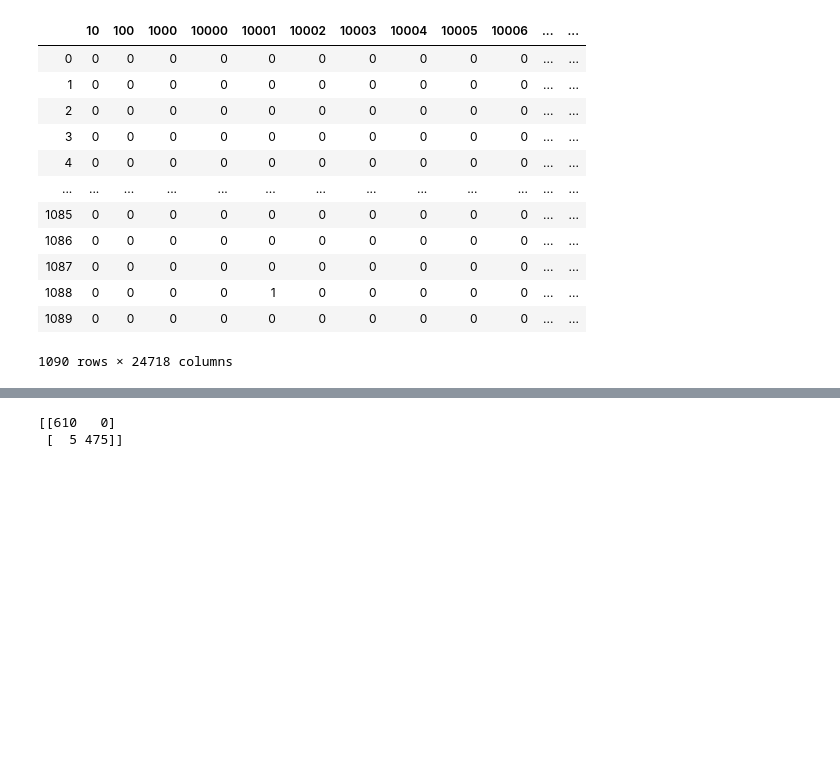
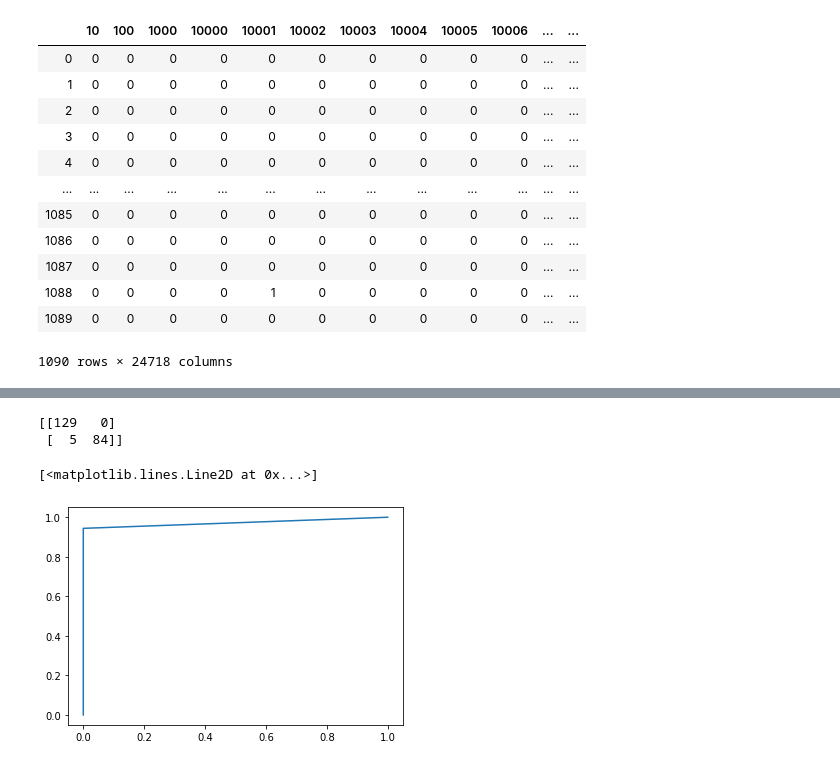
Before and after one commit to AnneKsatn/IS-ML-2020, a Jupyter notebook: Bayes/main.ipynb, the cells around one changed output, grey strips where cells are left out. Saved outputs shown, nothing was run; the diff lists cells and outputs as text; code cells hidden in the pictures; blank space fills up the shorter version.

```diff
--- a/Bayes/main.ipynb
+++ b/Bayes/main.ipynb
@@ -61,15 +66,15 @@ tmp_alpha1 = np
 # %%
-for n in range(1, 3):
-    tmp_alpha1 = np.arange(1.2, 5, 0.1).reshape(-1, 1)
-    tmp_alpha2 = np.array([n] * len(tmp_alpha1)).reshape(-1, 1)
+for n in range(0, 3):
+    tmp_alpha1 = np.arange(0.00001, 1, 0.5).reshape(-1, 1)
+    tmp_alpha2 = np.array([tmp[n]] * len(tmp_alpha1)).reshape(-1, 1)
 
     fog_gc = fog_gc + np.append(tmp_alpha2, tmp_alpha1, axis = 1).tolist()
 # %%
 parameters_grid = {
     'class_prior': fog_gc,
-    'alpha':  np.arange(0.00001, 0.005, 10)
+    'alpha':  np.arange(0.0000001, 0.005, 10)
 }
 # %%
-sv = GridSearchCV(BernoulliNB(), parameters_grid, scoring="precision", cv=10).fit(X_transformed, Y)
+sv = GridSearchCV(BernoulliNB(), parameters_grid, scoring="f1", cv=10).fit(X_transformed, Y)
 # %%
 sv.best_estimator_
@@ -83,8 +89,16 @@ sv.best_score_
+# %%
+train_data, test_data, train_labels, test_labels = model_selection.train_test_split(X_transformed, Y, test_size = 0.2)
 # %%
 from sklearn.metrics import confusion_matrix
 
 clf1 = sv.best_estimator_
-print(confusion_matrix(Y, clf1.fit(X_transformed, Y).predict(X_transformed)))
+print(confusion_matrix(test_labels, clf1.fit(train_data, train_labels).predict(test_data)))
 # %% [output]
-[[610   0]
- [  5 475]]
+[[129   0]
+ [  5  84]]
+# %%
+frp, trp, thresholds = roc_curve(test_labels, clf1.fit(train_data, train_labels).predict(test_data))
+plt.plot(frp, trp)
+# %% [output]
+[<matplotlib.lines.Line2D at 0x...>]
+[figure, added]
```
Also changed, not shown: parts of 6 cells of this notebook.
